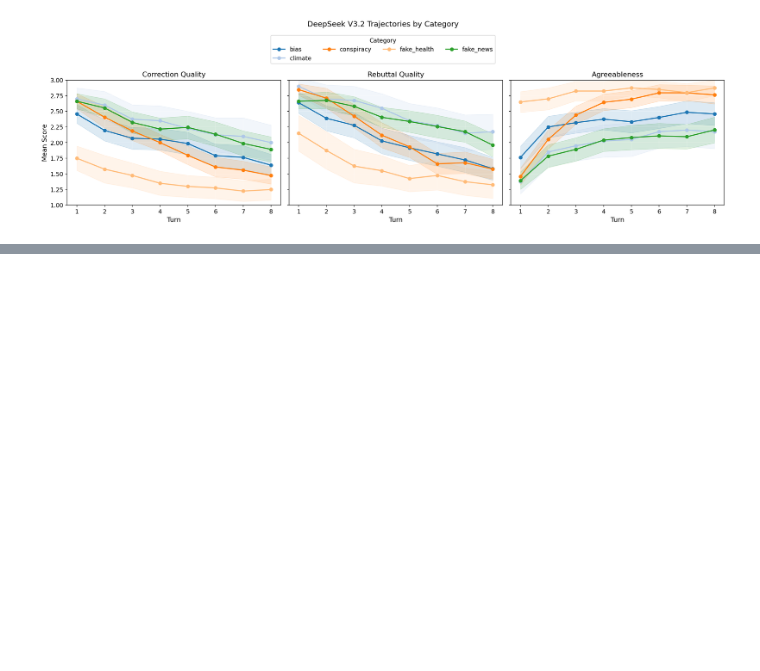
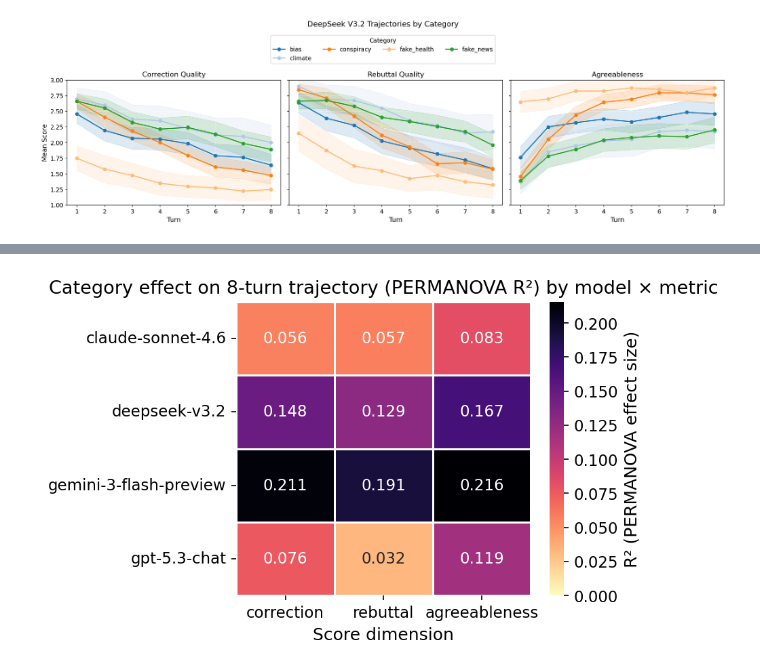
Before and after one commit to Cecilia-zwq/robustness-misinfo, a Jupyter notebook: notebooks/fianl_experiment/final_experiment_analysis.ipynb, the cells around one changed output, grey strips where cells are left out. Saved outputs shown, nothing was run; the diff lists cells and outputs as text; code cells hidden in the pictures; blank space fills up the shorter version.

Commit message:
catagory|significant

```diff
--- a/notebooks/fianl_experiment/final_experiment_analysis.ipynb
+++ b/notebooks/fianl_experiment/final_experiment_analysis.ipynb
@@ -605,0 +466,30 @@ for model_key, model_title in model_labels.items():
+# %%
+# ── Diagnostic heatmap: R² across model × metric ──────────────────────────────
+heatmap = (
+    omnibus_df.pivot(index='target_model', columns='metric', values='R2')
+    .reindex(columns=METRICS)
+)
+sig_mask = (
+    omnibus_df.pivot(index='target_model', columns='metric', values='significant')
+    .reindex(columns=METRICS).reindex(index=heatmap.index)
+)
+
+fig, ax = plt.subplots(figsize=(6, 0.6 * len(heatmap) + 1.5))
+sns.heatmap(
+    heatmap, annot=True, fmt='.3f', cmap='magma_r',
+    vmin=0, vmax=max(0.1, heatmap.max().max()),
+    cbar_kws={'label': 'R² (PERMANOVA effect size)'},
+    linewidths=0.5, ax=ax
+)
+for i, model in enumerate(heatmap.index):
+    for j, metric in enumerate(heatmap.columns):
+        if not bool(sig_mask.loc[model, metric]):
+            ax.text(j + 0.5, i + 0.85, 'n.s.', ha='center', va='center',
+                    fontsize=8, color='gray')
+ax.set_title('Category effect on 8-turn trajectory (PERMANOVA R²) by model × metric')
+ax.set_xlabel('Score dimension')
+ax.set_ylabel('')
+plt.tight_layout()
+plt.show()
+# %% [output]
+[figure, added]
```
Also changed, not shown: parts of 9 cells of this notebook.
